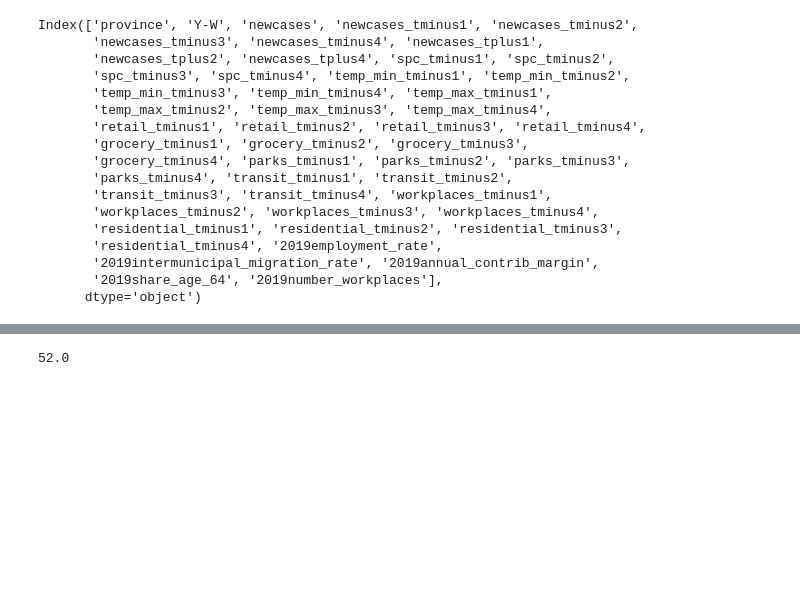
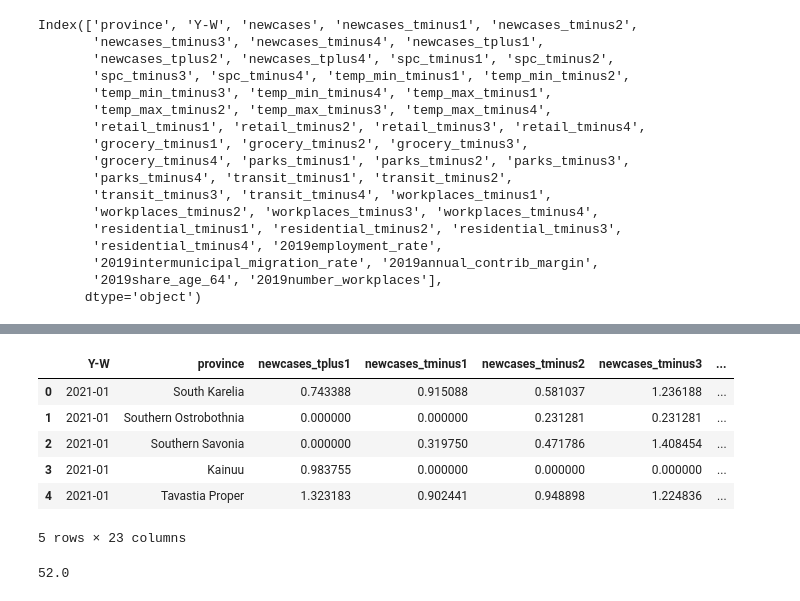
Before and after one commit to DanJar96/spatial_project, a Jupyter notebook: scripts/prediction_work.ipynb, the cells around one changed output, grey strips where cells are left out. Saved outputs shown, nothing was run; the diff lists cells and outputs as text; code cells hidden in the pictures; blank space fills up the shorter version.

```diff
--- a/scripts/prediction_work.ipynb
+++ b/scripts/prediction_work.ipynb
@@ -102,4 +104,17 @@ def choosehorizon(dataframe,pred : int,lags):
     dataframe.reset_index(drop=True,inplace=True)
     return dataframe[allcols],y
 # %%
-data,depvarname = choosehorizon(df,2,[1,2,3,4])
+data,depvarname = choosehorizon(df,1,[1,2,3,4])
+# %%
+google_data_list = [
+"retail",
+"grocery",
+"parks",
+"transit",
+"workplaces",
+"residential"
+]
+
+google_datas = []
+for google_data in google_data_list:
+  google_datas += [col for col in data.columns if google_data in col]
@@ -106,3 +141,15 @@ data,depvarname = choosehorizon(df,2,[1,2,3,4])
+# %%
+data.drop(columns = google_datas,inplace=True)
+# %%
+data.head()
+# %% [output]
+|  | Y-W | province | newcases_tplus1 | newcases_tminus1 | newcases_tminus2 | newcases_tminus3 | ... |
+| 0 | 2021-01 | South Karelia | 0.743388 | 0.915088 | 0.581037 | 1.236188 | ... |
+| 1 | 2021-01 | Southern Ostrobothnia | 0.000000 | 0.000000 | 0.231281 | 0.231281 | ... |
+| 2 | 2021-01 | Southern Savonia | 0.000000 | 0.319750 | 0.471786 | 1.408454 | ... |
+| 3 | 2021-01 | Kainuu | 0.983755 | 0.000000 | 0.000000 | 0.000000 | ... |
+| 4 | 2021-01 | Tavastia Proper | 1.323183 | 0.902441 | 0.948898 | 1.224836 | ... |
+5 rows × 23 columns
 # %%
 data.shape[0]/18
 # %% [output]
```
Also changed, not shown: parts of 4 cells of this notebook.
